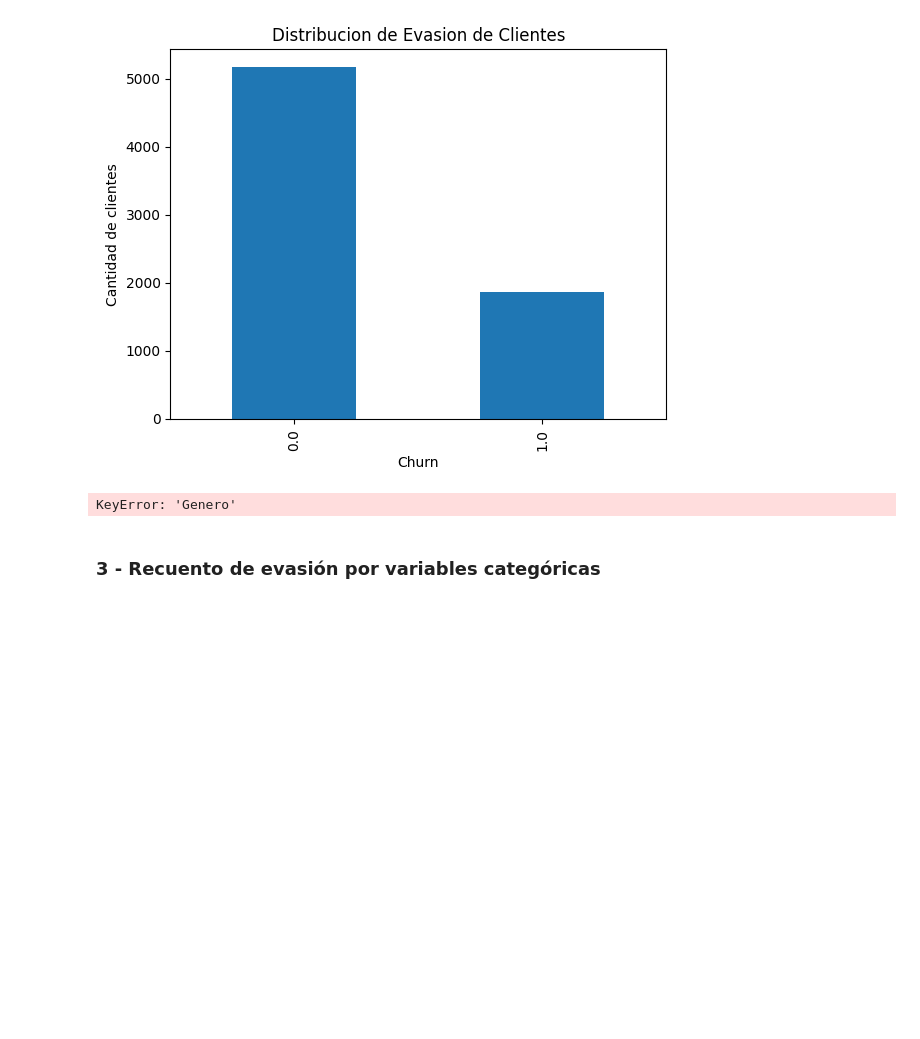
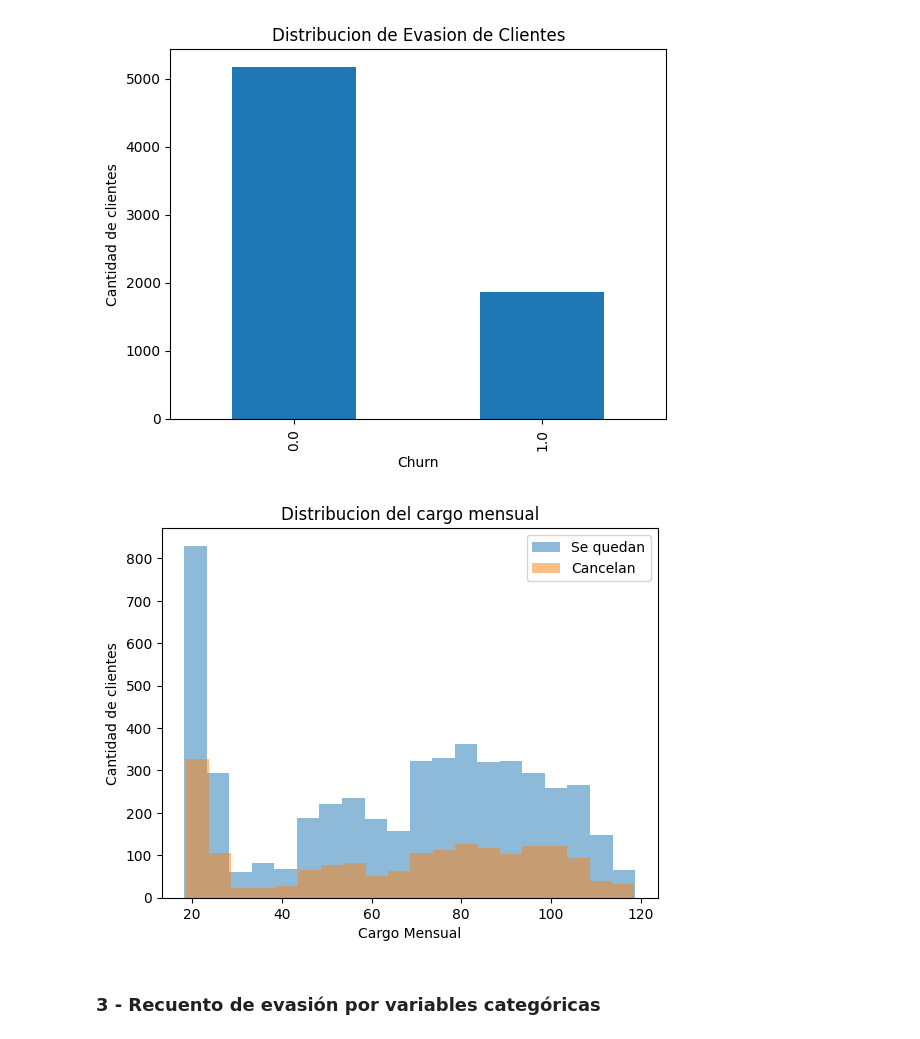
Before and after one commit to Daiana2213/Challenge-TelecomX_part1, a Jupyter notebook: TelecomX_LATAM1.ipynb, the cells around one changed output. Cells and saved outputs as stored; diff of their text form; code cells hidden in the pictures; blank space fills up the shorter version.

```diff
--- a/TelecomX_LATAM1.ipynb
+++ b/TelecomX_LATAM1.ipynb
@@ -364,19 +382,23 @@ plt.ylabel("Cantidad de clientes")
 plt.show()
 # %% [output]
 [figure]
-# %%
-#Aqui es con el genero
-#El grafico muestra la cantidad de clientes que permanecieron (0) y los que cancelaron el servicio (1) segun el género.
-#0 es masculino y 1 es femenino
-
-pd.crosstab(df['gender'], df['Churn']).plot(kind='bar')
-plt.title("La evasion segun el genero")
-plt.xlabel("Genero")
-plt.ylabel("Cantidad de clientes")
-
-plt.show()
-# %% [output]
-KeyError: 'Genero'
+# %%
+#El cargo mensual vs churn
+#Estos son los clientes que se quedaron
+df[df['Churn'] == 0]['CargoMensual'].plot(kind='hist', alpha=0.5, bins=20)
+
+#Y aqui los clientes que cancelaron
+df[df['Churn'] == 1]['CargoMensual'].plot(kind='hist', alpha=0.5, bins=20)
+
+plt.title("Distribucion del cargo mensual")
+plt.xlabel("Cargo Mensual")
+plt.ylabel("Cantidad de clientes")
+
+plt.legend(["Se quedan", "Cancelan"])
+
+plt.show()
+# %% [output]
+[figure, added]
 # %% [markdown]
 ### 3 - Recuento de evasión por variables categóricas
 # %% [markdown]
```
Also changed, not shown: parts of 25 cells of this notebook.
